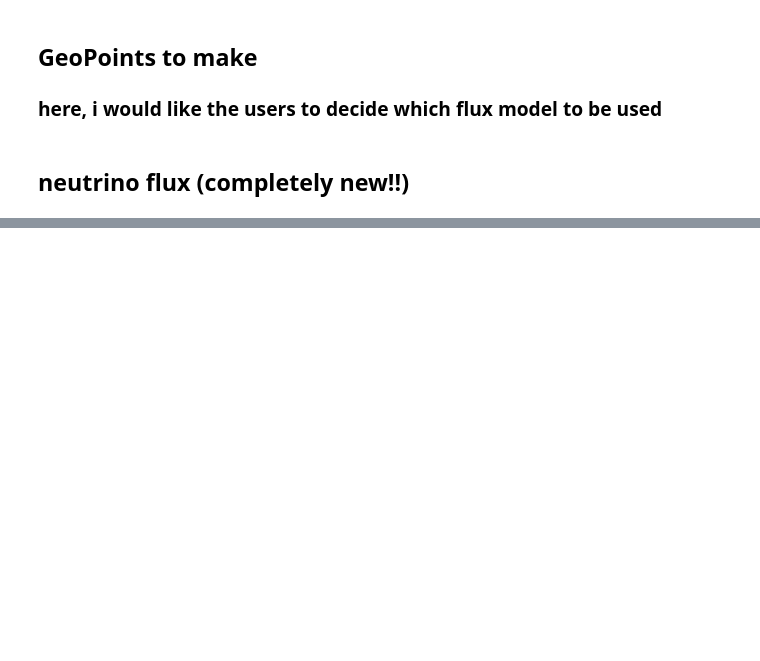
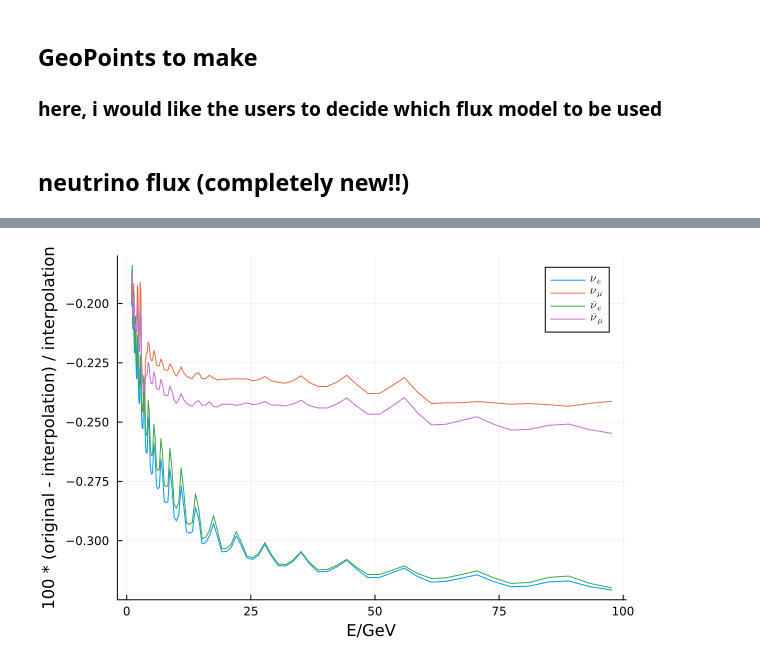
Before and after one commit to seismobassoon/flexOPT, a Jupyter notebook: notebooks/neutrinoPropagation.ipynb, the cells around one changed output, grey strips where cells are left out. Drawn from its saved outputs; the diff is of its cells as text; code cells hidden in the pictures; blank space fills up the shorter version.

```diff
--- a/notebooks/neutrinoPropagation.ipynb
+++ b/notebooks/neutrinoPropagation.ipynb
@@ -37,0 +76,16 @@ Successfully created: 'nuflux.csv'
+# %%
+
+# plot the differences between the original and the interpolated fluxes
+# to make sure that the interpolation is working correctly
+# -> for the original flux we take the mean values
+flux_νe_original     = 0.5 .* (sum(flux_νe,     dims=2)[1:end-1] .+ sum(flux_νe, dims=2)[2:end])
+flux_νμ_original     = 0.5 .* (sum(flux_νμ,     dims=2)[1:end-1] .+ sum(flux_νμ, dims=2)[2:end])
+flux_antiνe_original = 0.5 .* (sum(flux_antiνe, dims=2)[1:end-1] .+ sum(flux_antiνe, dims=2)[2:end])
+flux_antiνμ_original = 0.5 .* (sum(flux_antiνμ, dims=2)[1:end-1] .+ sum(flux_antiνμ, dims=2)[2:end])
+p2 = plot(bin_centers, 100 .* (sum(flux_νe_interp, dims=2) .- flux_νe_original) ./ flux_νe_original,
+          label=L"$\nu_e$", xlabel="E/GeV", ylabel="100 * (original - interpolation) / interpolation")
+plot!(p2, bin_centers, 100 .* (sum(flux_νμ_interp,     dims=2) .- flux_νμ_original)     ./ flux_νμ_original,     label=L"$\nu_\mu$")
+plot!(p2, bin_centers, 100 .* (sum(flux_antiνe_interp, dims=2) .- flux_antiνe_original) ./ flux_antiνe_original, label=L"$\bar{\nu}_e$")
+plot!(p2, bin_centers, 100 .* (sum(flux_antiνμ_interp, dims=2) .- flux_antiνμ_original) ./ flux_antiνμ_original, label=L"$\bar{\nu}_\mu$")
+# %% [output]
+[figure, added]
```
Also changed, not shown: parts of 5 cells of this notebook, 4 other files.
